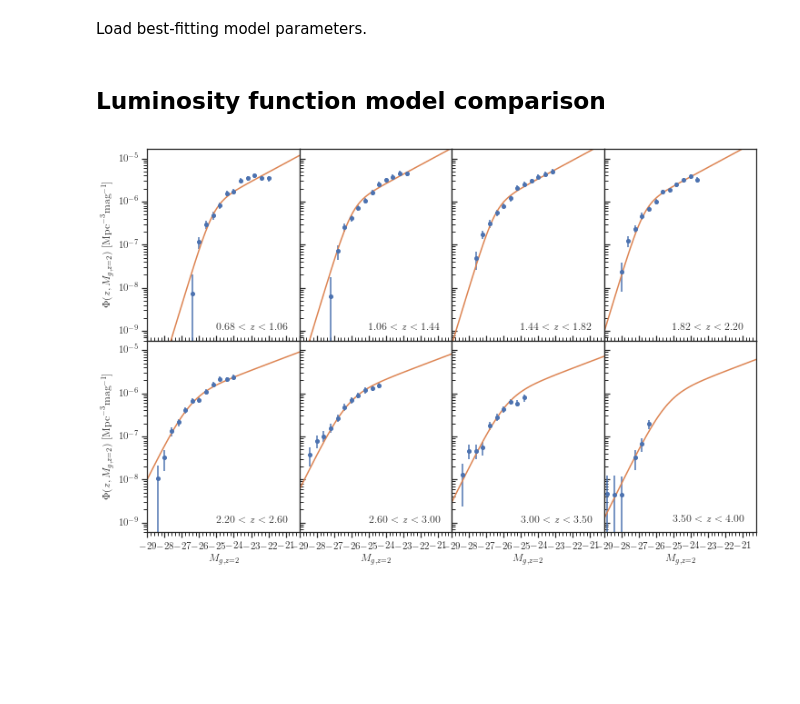
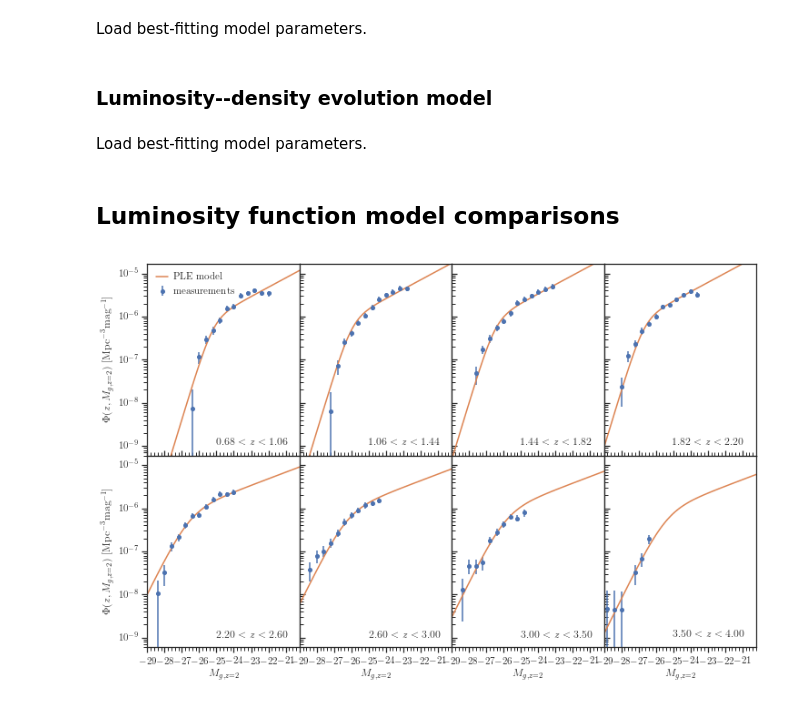
Before and after one commit to MikeSWang/HorizonGRound, a Jupyter notebook: notebooks/eBOSS_QSO_luminosity_function.ipynb, the cells around one changed output. Cells and saved outputs as stored; diff of their text form; code cells hidden in the pictures; blank space fills up the shorter version.

```diff
--- a/notebooks/eBOSS_QSO_luminosity_function.ipynb
+++ b/notebooks/eBOSS_QSO_luminosity_function.ipynb
@@ -68,7 +70,7 @@ def pure_luminosity_evolution_model(magnitude_in_g_band, redshift, redshift_pivo
     Parameters
     ----------
     magnitude_in_g_band : float
-        Magnitude in *g*-band normalised to the value at redshift 2.
+        Magnitude in :math:`g`-band normalised to the value at redshift 2.
     redshift : float
         Quasar redshift.
     redshift_pivot : float, optional
@@ -79,7 +81,7 @@ def pure_luminosity_evolution_model(magnitude_in_g_band, redshift, redshift_pivo
     Returns
     -------
     comoving_density : float :class:`numpy.ndarray`
-        Predicted qausar comoving number density per unit magnitude normalised to redshift 2 in *g*-band.
+        Predicted qausar comoving number density per unit magnitude normalised to redshift 2 in :math:`g`-band.
 
     """
     # Re-definitions.
@@ -120,3 +122,5 @@ with open("data/input/pure_luminosity_evolution_parameters.txt", 'r') as paramet
     ))
 
 model_fits_PLE = dict(zip(parameters_PLE, estimates_PLE))
+# %% [markdown]
+### Luminosity--density evolution model
@@ -122,0 +149,2 @@ model_fits_PLE = dict(zip(parameters_PLE, estimates_PLE))
+# %% [markdown]
+Load best-fitting model parameters.
@@ -123,5 +153,5 @@ model_fits_PLE = dict(zip(parameters_PLE, estimates_PLE))
 # %% [markdown]
-## Luminosity function model comparison
+## Luminosity function model comparisons
 # %%
 plt.figure("Luminosity function in redshift bins", figsize=(12, 7.75))
 
@@ -140,43 +170,60 @@ for bin_idx, (bin_label, bin_redshift) in enumerate(redshift_bins.items()):
     ax = plt.subplot2grid(
         (NUM_ROW*ROW_SPAN, NUM_COL*COL_SPAN),
         (row_idx*ROW_SPAN, col_idx*COL_SPAN),
         rowspan=ROW_SPAN,
         colspan=COL_SPAN
     )
 
-    plt.errorbar(
-        luminosity_function_data['magnitude'],
-        luminosity_function_data[observables[2*bin_idx+1]],
-        yerr=luminosity_function_data[observables[2*bin_idx+2]],
-        fmt='o',
-        markersize=4.,
-        capsize=0.
-    )
-    plt.plot(
-        magnitude_points,
-        pure_luminosity_evolution_model(magnitude_points, bin_redshift, **model_fits_PLE)
-    )
+    if bin_idx == 0:
+        plt.errorbar(
+            luminosity_function_data['magnitude'],
+            luminosity_function_data[observables[2*bin_idx+1]],
+            yerr=luminosity_function_data[observables[2*bin_idx+2]],
+            fmt='o',
+            markersize=4.,
+            capsize=0.,
+            label='measurements'
+        )
+        plt.plot(
+            magnitude_points,
+            pure_luminosity_evolution_model(magnitude_points, bin_redshift, **model_fits_PLE),
+            label='PLE model'
+        )
+        plt.legend(loc='upper left', handlelength=1.2, handletextpad=0.5)
+    else:
+        plt.errorbar(
+            luminosity_function_data['magnitude'],
+            luminosity_function_data[observables[2*bin_idx+1]],
+            yerr=luminosity_function_data[observables[2*bin_idx+2]],
+            fmt='o',
+            markersize=4.,
+            capsize=0.
+        )
+        plt.plot(
+            magnitude_points,
+            pure_luminosity_evolution_model(magnitude_points, bin_redshift, **model_fits_PLE)
+        )
 
     plt.xscale('linear')
     plt.xlim(*MAGNITUDE_RANGE)
 
     ax.xaxis.set_major_locator(matplotlib.ticker.MultipleLocator(1.))
     ax.xaxis.set_minor_locator(matplotlib.ticker.MultipleLocator(0.2))
     if row_idx + 1 < NUM_ROW:
         plt.tick_params(axis='x', which='both', direction='in', labelbottom=False, labelsize=2)
     else:
         plt.xlabel(r"$M_{g,z=2}$")
 
     plt.yscale('log')
     plt.ylim(*DENSITY_RANGE)
 
     if col_idx > 0:
         plt.tick_params(axis='y', which='both', direction='in', labelleft=False, labelsize=2)
     else:
         plt.ylabel(r"$\Phi(z,M_{g,z=2})$ [$\textrm{Mpc}^{-3} \textrm{mag}^{-1}$]")
 
     plt.title(bin_label, loc='right', position=(0.925, 0.025))
 
 plt.subplots_adjust(hspace=0, wspace=0)
 # %% [output]
-[figure, old version]
+[figure, new version]
```
Also changed, not shown: parts of 4 cells of this notebook, 1 other file.
